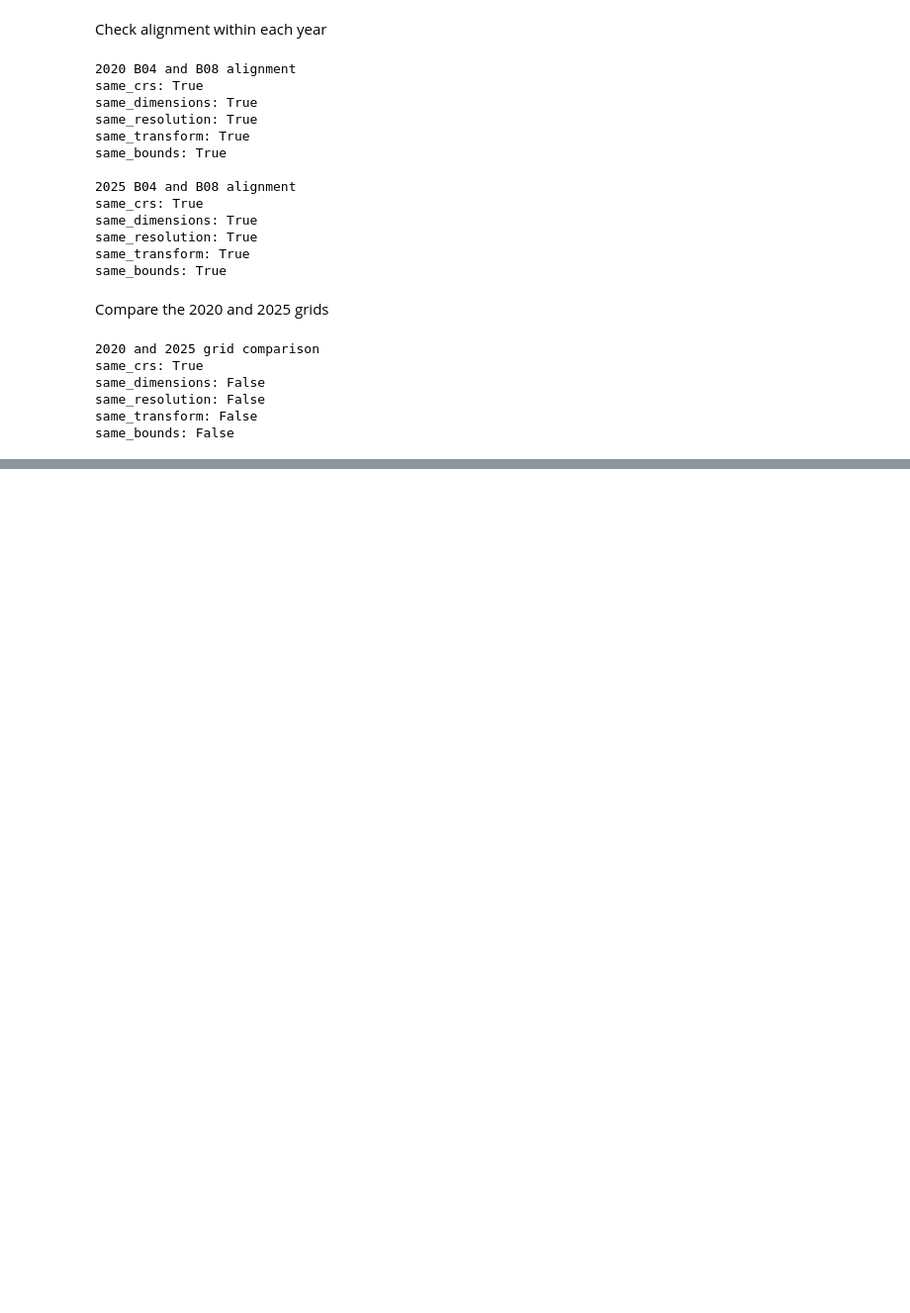
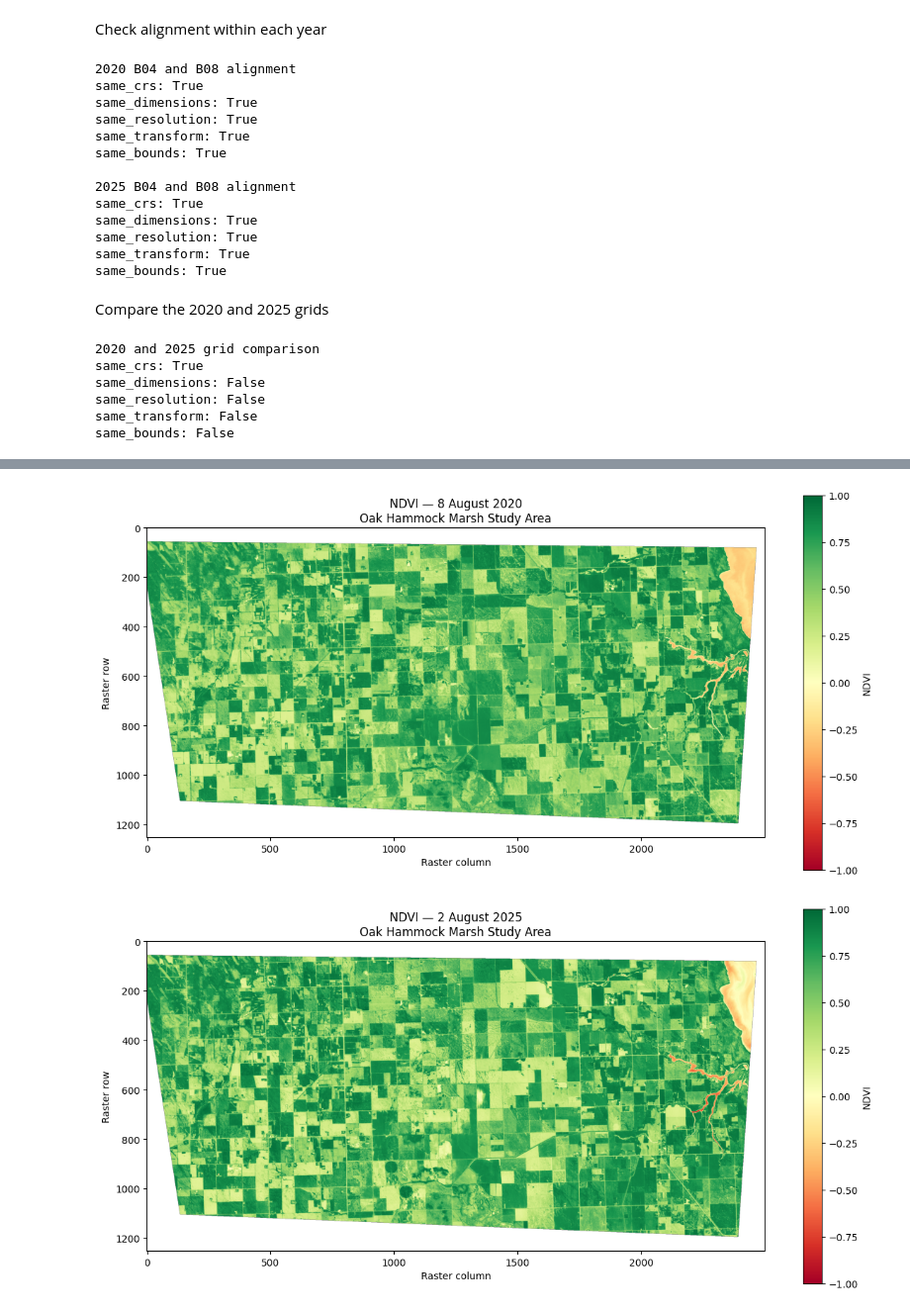
Before and after one commit to DiazHumberto/wetland-change-manitoba, a Jupyter notebook: notebooks/02_change_detection.ipynb, the cells around one changed output, grey strips where cells are left out. Shown at 99% size. Cells and saved outputs as stored; diff of their text form; code cells hidden in the pictures; blank space fills up the shorter version.

```diff
--- a/notebooks/02_change_detection.ipynb
+++ b/notebooks/02_change_detection.ipynb
@@ -255,0 +535,49 @@ same_bounds: False
+# %%
+def save_ndvi_figure(ndvi, title, output_path):
+    """Create and save an NDVI visualization."""
+
+    fig, ax = plt.subplots(figsize=(12, 7))
+
+    image = ax.imshow(
+        ndvi,
+        cmap="RdYlGn",
+        vmin=-1,
+        vmax=1,
+    )
+
+    ax.set_title(title)
+    ax.set_xlabel("Raster column")
+    ax.set_ylabel("Raster row")
+
+    colorbar = fig.colorbar(
+        image,
+        ax=ax,
+        shrink=0.8,
+    )
+    colorbar.set_label("NDVI")
+
+    plt.tight_layout()
+
+    plt.savefig(
+        output_path,
+        dpi=300,
+        bbox_inches="tight",
+    )
+
+    plt.show()
+
+
+save_ndvi_figure(
+    ndvi_2020_common,
+    "NDVI — 8 August 2020\nOak Hammock Marsh Study Area",
+    figures_directory / "ndvi_2020.png",
+)
+
+save_ndvi_figure(
+    ndvi_2025_common,
+    "NDVI — 2 August 2025\nOak Hammock Marsh Study Area",
+    figures_directory / "ndvi_2025.png",
+)
+# %% [output]
+[figure, added]
+[figure, added]
```
Also changed, not shown: parts of 18 cells of this notebook, 1 other file.
